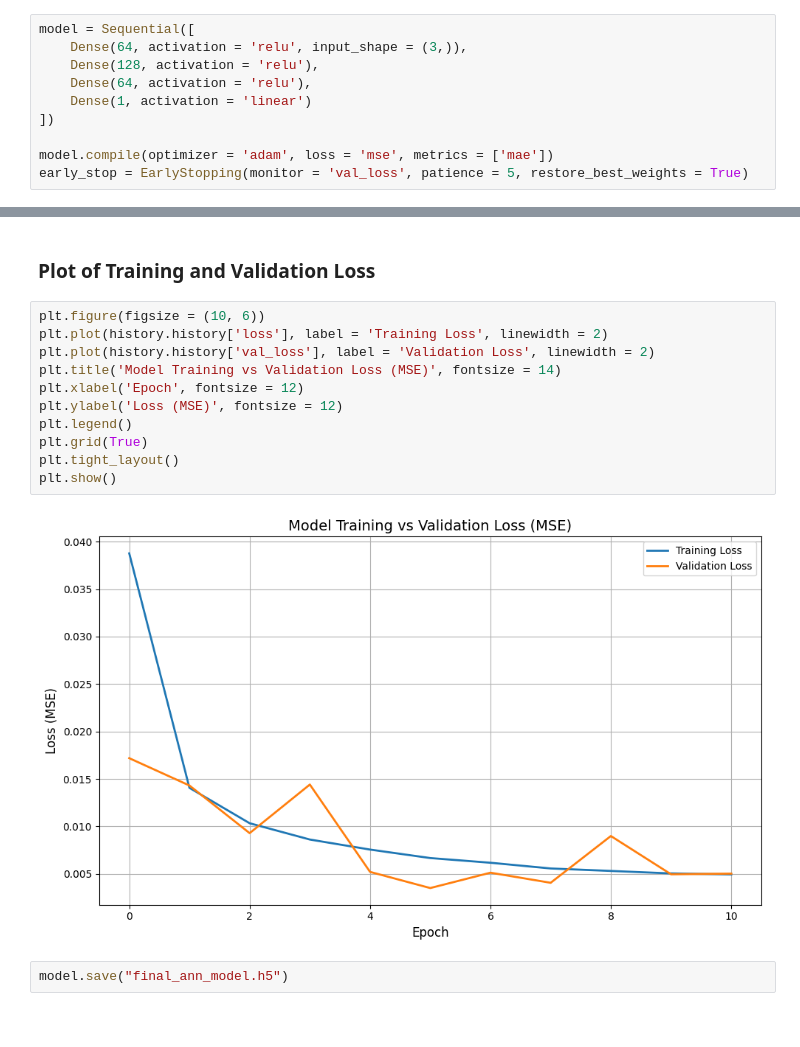
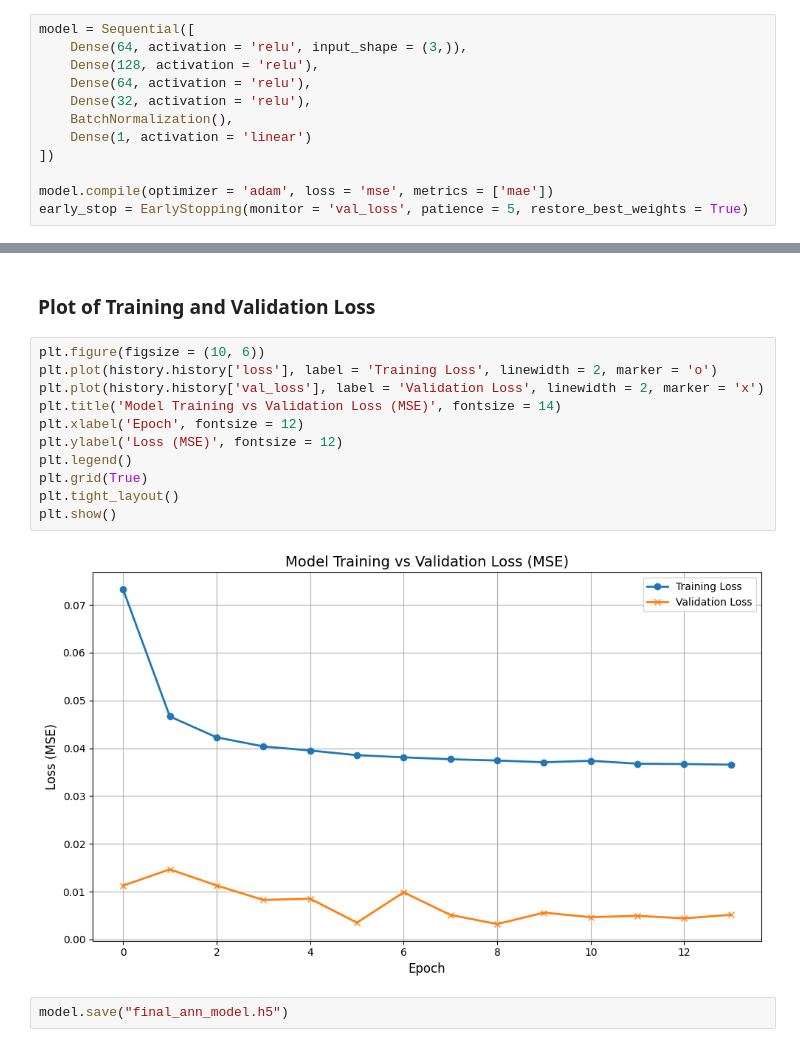
Before and after one commit to SDprogramer/Fins-Research-Simulation, a Jupyter notebook: ANN Model/main_code.ipynb, the cells around one changed output, grey strips where cells are left out. Cells and saved outputs as stored; diff of their text form.

```diff
--- a/ANN Model/main_code.ipynb
+++ b/ANN Model/main_code.ipynb
@@ -435,6 +435,8 @@ model = Sequential([
     Dense(64, activation = 'relu', input_shape = (3,)),
     Dense(128, activation = 'relu'),
     Dense(64, activation = 'relu'),
+    Dense(32, activation = 'relu'),
+    BatchNormalization(),
     Dense(1, activation = 'linear')
 ])
 
@@ -489,17 +491,17 @@ Real Temperature MAE:  0.3117753692943775
 ### Plot of Training and Validation Loss
 # %%
 plt.figure(figsize = (10, 6))
-plt.plot(history.history['loss'], label = 'Training Loss', linewidth = 2)
-plt.plot(history.history['val_loss'], label = 'Validation Loss', linewidth = 2)
+plt.plot(history.history['loss'], label = 'Training Loss', linewidth = 2, marker = 'o')
+plt.plot(history.history['val_loss'], label = 'Validation Loss', linewidth = 2, marker = 'x')
 plt.title('Model Training vs Validation Loss (MSE)', fontsize = 14)
 plt.xlabel('Epoch', fontsize = 12)
 plt.ylabel('Loss (MSE)', fontsize = 12)
 plt.legend()
 plt.grid(True)
 plt.tight_layout()
 plt.show()
 # %% [output]
-[figure, old version]
+[figure, new version]
 # %%
 model.save("final_ann_model.h5")
 # %%
```
Also changed, not shown: parts of 6 cells of this notebook, 25 other files.
